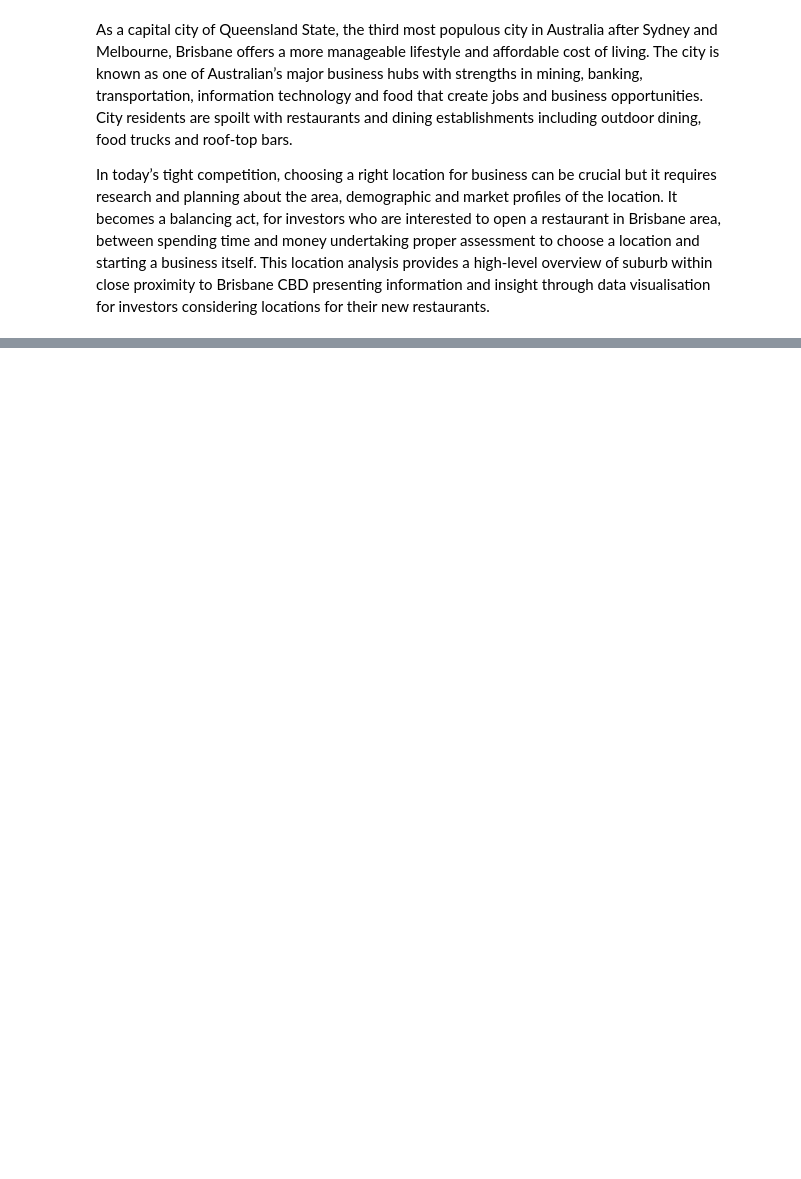
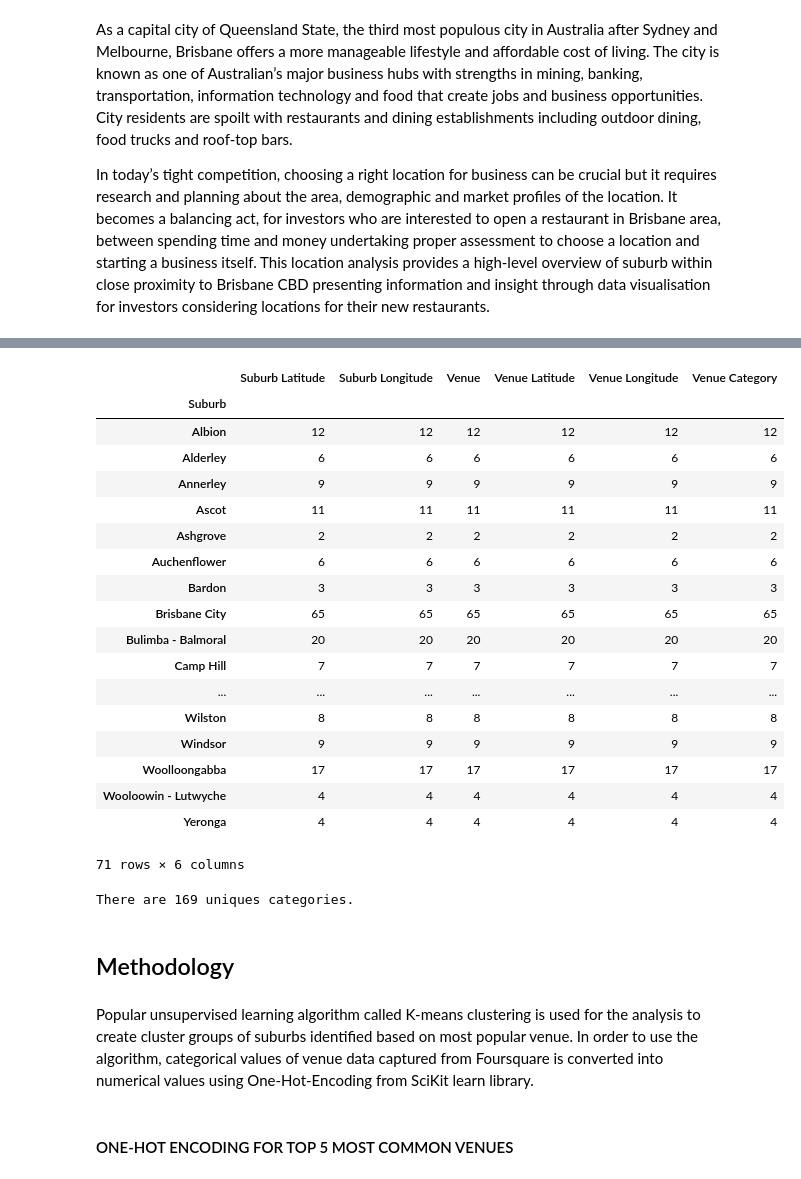
Before and after one commit to pshin5/Location-Analytics, a Jupyter notebook: Location Analytics.ipynb, the cells around one changed output, grey strips where cells are left out. Saved outputs shown, nothing was run; the diff lists cells and outputs as text; code cells hidden in the pictures; blank space fills up the shorter version.

```diff
--- a/Location Analytics.ipynb
+++ b/Location Analytics.ipynb
@@ -16,0 +100,4 @@ Data used for this analysis includes:
+# %%
+bnefile = project.get_file('bnegeo.geojson')
+geodata = gpd.read_file(bnefile)
+geodata.head()
@@ -16,0 +111,7 @@ Data used for this analysis includes:
+# %%
+# Testing the first row from the geofile dataframe to make sure returned values are as expected
+sublat = geodata.loc[0, 'centr_lat'] # neighborhood latitude value
+sublon = geodata.loc[0, 'centr_lon'] # neighborhood longitude value
+subname = geodata.loc[0, 'suburb'] # suburb name
+
+print('Latitude and longitude values of {} are {}, {}.'.format(subname, sublat, sublon))
@@ -16,0 +126,15 @@ Data used for this analysis includes:
+# %%
+import requests
+LIMIT = 100
+radius = 500
+url = 'https://api.foursquare.com/v2/venues/explore?&client_id={}&client_secret={}&v={}&ll={},{}&radius={}&limit={}'.format(
+    CLIENT_ID,
+    CLIENT_SECRET,
+    VERSION,
+    sublat,
+    sublon,
+    radius,
+    LIMIT)
+
+results = requests.get(url).json()
+results
@@ -16,0 +245,7 @@ Data used for this analysis includes:
+# %%
+venue_df = getNearbyVenues(names=geodata['suburb'],
+                                   latitudes=geodata['centr_lat'],
+                                   longitudes=geodata['centr_lon']
+                                  )
+print(venue_df.shape)
+venue_df.head(3)
@@ -16,0 +274,34 @@ Data used for this analysis includes:
+# %%
+#Let's check how many venues were returned for each neighborhood
+venue_df.groupby('Suburb').count()
+# %% [output]
+|  | Suburb Latitude | Suburb Longitude | Venue | Venue Latitude | Venue Longitude | Venue Category |
+| Suburb |  |  |  |  |  |  |
+| Albion | 12 | 12 | 12 | 12 | 12 | 12 |
+| Alderley | 6 | 6 | 6 | 6 | 6 | 6 |
+| Annerley | 9 | 9 | 9 | 9 | 9 | 9 |
+| Ascot | 11 | 11 | 11 | 11 | 11 | 11 |
+| Ashgrove | 2 | 2 | 2 | 2 | 2 | 2 |
+| Auchenflower | 6 | 6 | 6 | 6 | 6 | 6 |
+| Bardon | 3 | 3 | 3 | 3 | 3 | 3 |
+| Brisbane City | 65 | 65 | 65 | 65 | 65 | 65 |
+| Bulimba - Balmoral | 20 | 20 | 20 | 20 | 20 | 20 |
+| Camp Hill | 7 | 7 | 7 | 7 | 7 | 7 |
+| ... | ... | ... | ... | ... | ... | ... |
+| Wilston | 8 | 8 | 8 | 8 | 8 | 8 |
+| Windsor | 9 | 9 | 9 | 9 | 9 | 9 |
+| Woolloongabba | 17 | 17 | 17 | 17 | 17 | 17 |
+| Wooloowin - Lutwyche | 4 | 4 | 4 | 4 | 4 | 4 |
+| Yeronga | 4 | 4 | 4 | 4 | 4 | 4 |
+71 rows × 6 columns
+# %%
+#Also find out how many unique categories can be curated from all the returned venues
+print('There are {} uniques categories.'.format(len(venue_df['Venue Category'].unique())))
+# %% [output]
+There are 169 uniques categories.
+# %% [markdown]
+## Methodology <a name="methodology"></a>
+# %% [markdown]
+Popular unsupervised learning algorithm called K-means clustering is used for the analysis to create cluster groups of suburbs identified based on most popular venue. In order to use the algorithm, categorical values of venue data captured from Foursquare is converted into numerical values using One-Hot-Encoding from SciKit learn library.
+# %% [markdown]
+#### ONE-HOT ENCODING FOR TOP 5 MOST COMMON VENUES
```
Also changed, not shown: parts of 82 cells of this notebook.
